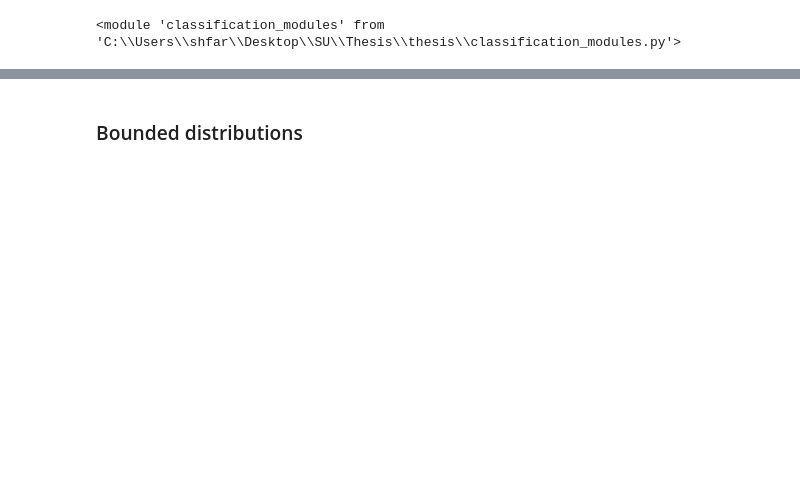
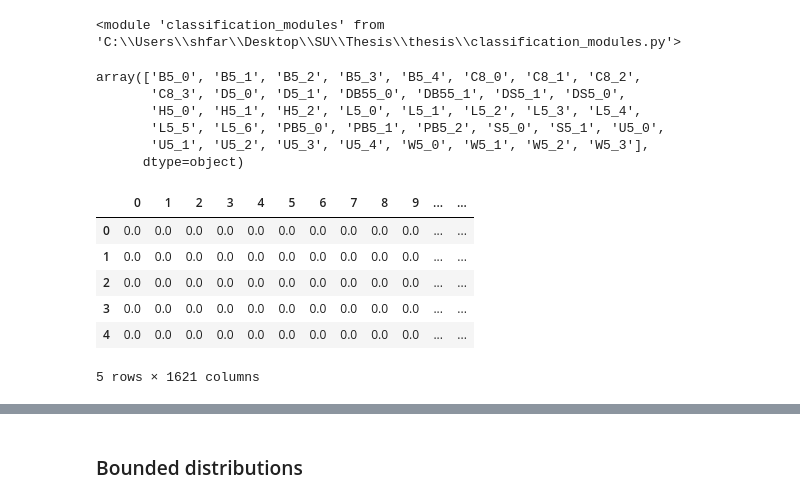
Before and after one commit to sheilafarrahi/thesis, a Jupyter notebook: method_of_moments.ipynb, the cells around one changed output, grey strips where cells are left out. Saved outputs shown, nothing was run; the diff lists cells and outputs as text; code cells hidden in the pictures; blank space fills up the shorter version.

```diff
--- a/method_of_moments.ipynb
+++ b/method_of_moments.ipynb
@@ -26,0 +30,19 @@ cv_config = [test_size, cv]
+# %%
+labels
+# %% [output]
+array(['B5_0', 'B5_1', 'B5_2', 'B5_3', 'B5_4', 'C8_0', 'C8_1', 'C8_2',
+       'C8_3', 'D5_0', 'D5_1', 'DB55_0', 'DB55_1', 'DS5_1', 'DS5_0',
+       'H5_0', 'H5_1', 'H5_2', 'L5_0', 'L5_1', 'L5_2', 'L5_3', 'L5_4',
+       'L5_5', 'L5_6', 'PB5_0', 'PB5_1', 'PB5_2', 'S5_0', 'S5_1', 'U5_0',
+       'U5_1', 'U5_2', 'U5_3', 'U5_4', 'W5_0', 'W5_1', 'W5_2', 'W5_3'],
+      dtype=object)
+# %%
+data.head()
+# %% [output]
+|  | 0 | 1 | 2 | 3 | 4 | 5 | 6 | 7 | 8 | 9 | ... | ... |
+| 0 | 0.0 | 0.0 | 0.0 | 0.0 | 0.0 | 0.0 | 0.0 | 0.0 | 0.0 | 0.0 | ... | ... |
+| 1 | 0.0 | 0.0 | 0.0 | 0.0 | 0.0 | 0.0 | 0.0 | 0.0 | 0.0 | 0.0 | ... | ... |
+| 2 | 0.0 | 0.0 | 0.0 | 0.0 | 0.0 | 0.0 | 0.0 | 0.0 | 0.0 | 0.0 | ... | ... |
+| 3 | 0.0 | 0.0 | 0.0 | 0.0 | 0.0 | 0.0 | 0.0 | 0.0 | 0.0 | 0.0 | ... | ... |
+| 4 | 0.0 | 0.0 | 0.0 | 0.0 | 0.0 | 0.0 | 0.0 | 0.0 | 0.0 | 0.0 | ... | ... |
+5 rows × 1621 columns
```
Also changed, not shown: parts of 9 cells of this notebook, 2 other files.
